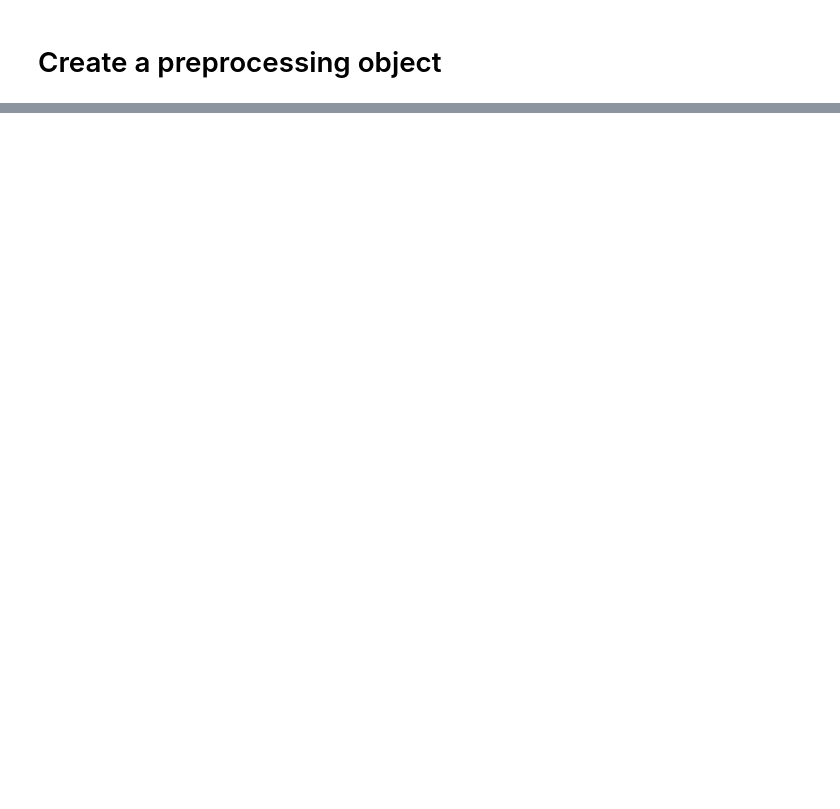
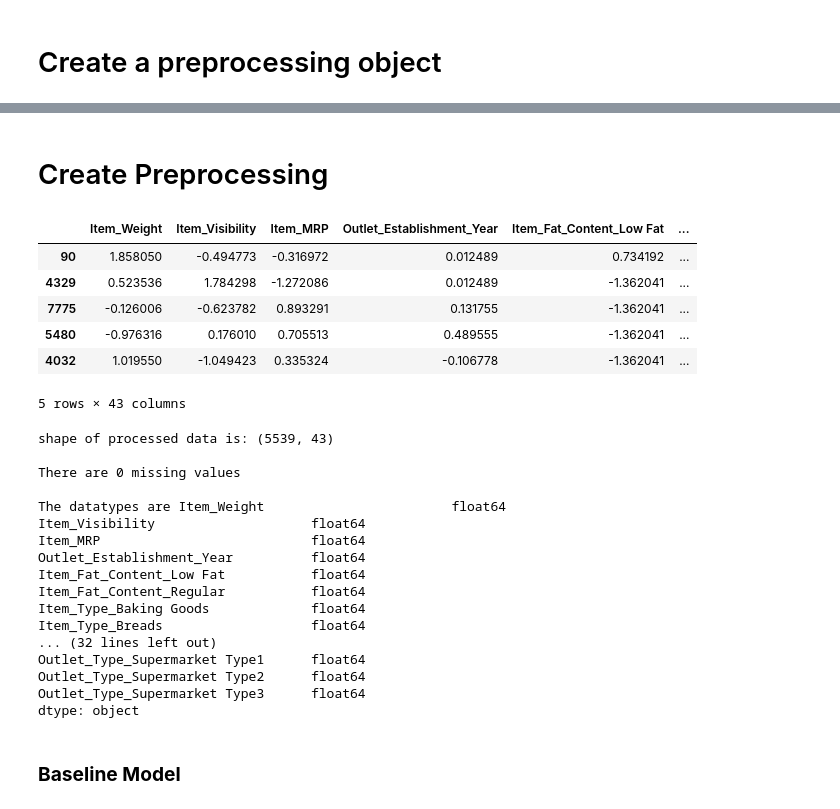
Before and after one commit to brittanymlassiter/Prediction-of-Product-Sales, a Jupyter notebook: Prediction_of_Product_Sales.ipynb, the cells around one changed output, grey strips where cells are left out. Saved outputs shown, nothing was run; the diff lists cells and outputs as text; code cells hidden in the pictures; blank space fills up the shorter version.

```diff
--- a/Prediction_of_Product_Sales.ipynb
+++ b/Prediction_of_Product_Sales.ipynb
@@ -1408,0 +1367,10 @@ sklearn.compose._column_transformer.ColumnTransformer
+# %%
+## Isolate categorical features
+cat_cols = X_train.select_dtypes("object").columns
+print("Categorical Features:", cat_cols)
+
+## Instantiate the transformers
+ohe = OneHotEncoder(sparse_output=False, handle_unknown='ignore')
+
+## Define the categorical nominal tuple
+cat_tuple = ('Categorical', ohe, cat_cols)
@@ -1408,0 +1381,10 @@ sklearn.compose._column_transformer.ColumnTransformer
+# %%
+ColumnTransformer,
+## Create the preprocessor using make_column_transformer
+preprocessor = ColumnTransformer([num_tuple,
+                                  cat_tuple],
+                                  remainder='drop',
+                                  verbose_feature_names_out=False)
+# %%
+# Fit on train
+preprocessor.fit(X_train)
@@ -1408,0 +1409,45 @@ sklearn.compose._column_transformer.ColumnTransformer
+# %%
+# Transform the X_train and the X_test
+X_train_processed = preprocessor.transform(X_train)
+X_test_processed = preprocessor.transform(X_test)
+# %% [markdown]
+# Create Preprocessing
+# %%
+# Display the first (5) rows of the dataframe
+display(X_train_processed.head())
+
+# Check the shape
+print(f'\nshape of processed data is: {X_train_processed.shape}')
+
+# Check for remaining missing values
+print(f'\nThere are {X_train_processed.isna().sum().sum()} missing values')
+
+# Check the data types
+print(f'\nThe datatypes are {X_train_processed.dtypes}')
+# %% [output]
+|  | Item_Weight | Item_Visibility | Item_MRP | Outlet_Establishment_Year | Item_Fat_Content_Low Fat | ... |
+| 90 | 1.858050 | -0.494773 | -0.316972 | 0.012489 | 0.734192 | ... |
+| 4329 | 0.523536 | 1.784298 | -1.272086 | 0.012489 | -1.362041 | ... |
+| 7775 | -0.126006 | -0.623782 | 0.893291 | 0.131755 | -1.362041 | ... |
+| 5480 | -0.976316 | 0.176010 | 0.705513 | 0.489555 | -1.362041 | ... |
+| 4032 | 1.019550 | -1.049423 | 0.335324 | -0.106778 | -1.362041 | ... |
+5 rows × 43 columns
+shape of processed data is: (5539, 43)
+
+There are 0 missing values
+
+The datatypes are Item_Weight                        float64
+Item_Visibility                    float64
+Item_MRP                           float64
+Outlet_Establishment_Year          float64
+Item_Fat_Content_Low Fat           float64
+Item_Fat_Content_Regular           float64
+Item_Type_Baking Goods             float64
+Item_Type_Breads                   float64
+... (32 lines left out)
+Outlet_Type_Supermarket Type1      float64
+Outlet_Type_Supermarket Type2      float64
+Outlet_Type_Supermarket Type3      float64
+dtype: object
+# %% [markdown]
+### **Baseline Model**
```
Also changed, not shown: parts of 91 cells of this notebook.
